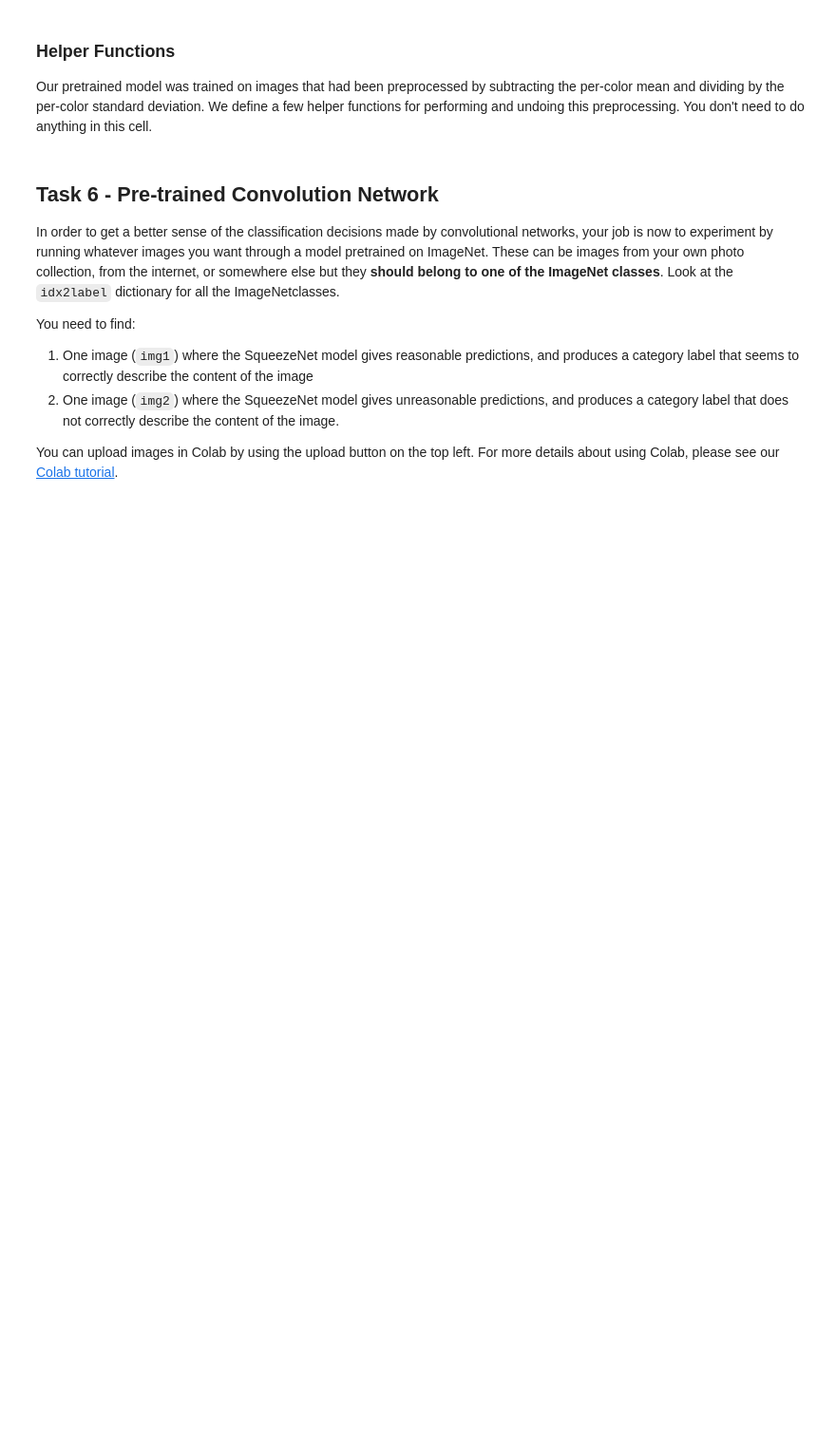
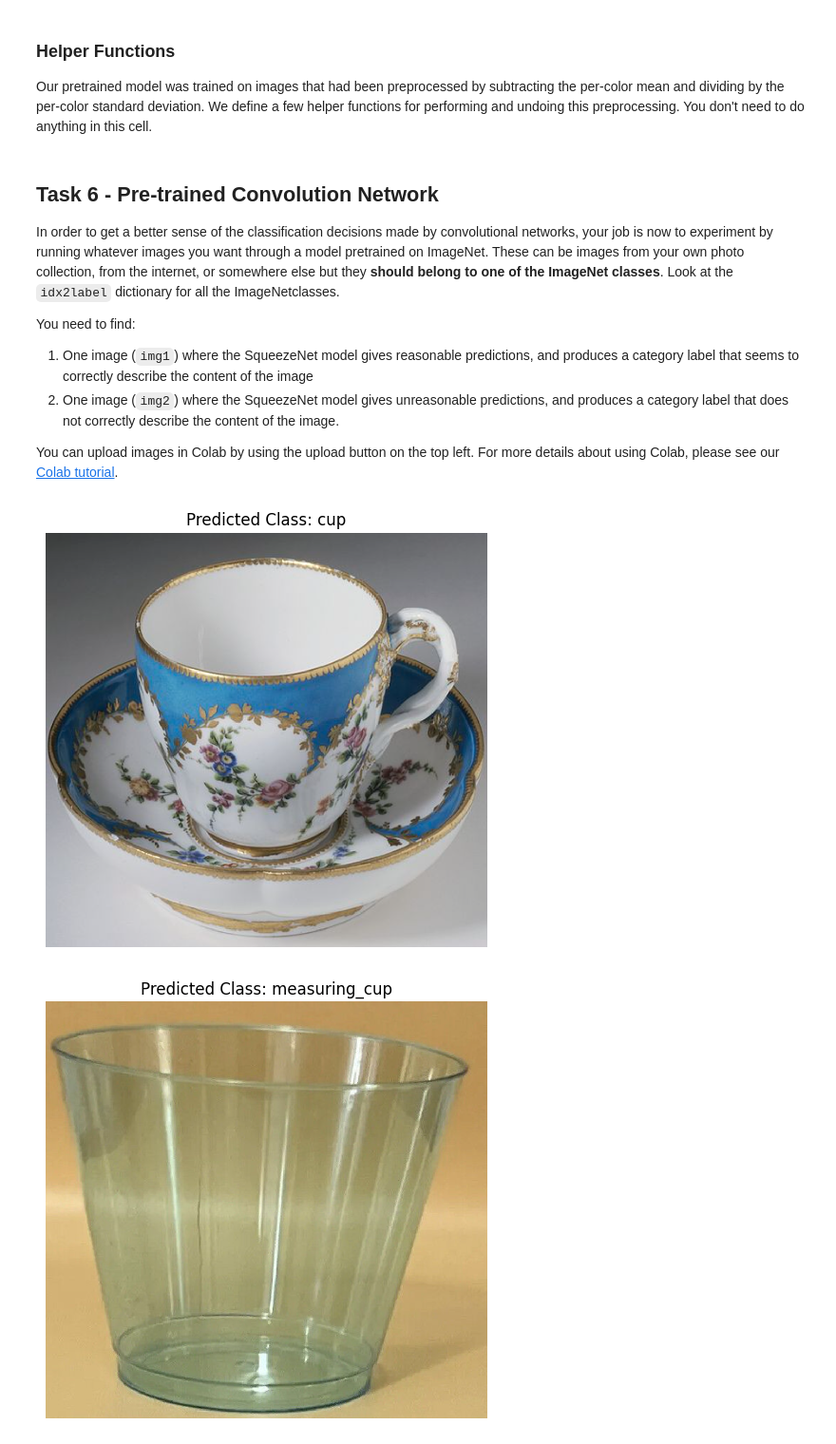
Before and after one commit to WensongVincent/eecs442, a Jupyter notebook: hw4/part2.ipynb, the cells around one changed output. Shown: that part at 95% size. Drawn from its saved outputs; the diff is of its cells as text; code cells hidden in the pictures; blank space fills up the shorter version.

```diff
--- a/hw4/part2.ipynb
+++ b/hw4/part2.ipynb
@@ -116,22 +165,25 @@ You can upload images in Colab by using the upload button on the top left. For m
 # %%
 ###############################################################################
 # TODO: Upload your image and run the forward pass to get the ImageNet class. #
 # This code will crash when you run it, since the maxresdefault.jpg image is  #
 # not found. You should upload your own images to the Colab notebook and edit #
 # these lines to load your own image.                                         #
 ###############################################################################
-img1 = None
-img2 = None
-names = ['image1 name', 'image2 name']
+img1 = Image.open('cup1.png').convert('RGB')
+img2 = Image.open('cup2.png').convert('RGB')
+names = ['cup1', 'cup2']
 ##############################################################################
 #               END OF YOUR CODE                                             #
 ##############################################################################
 for i, img in enumerate([img1, img2]):
     X = preprocess(img).to(device)
     pred_class = torch.argmax(model(X)).item()
     plt.figure(figsize=(6,8))
     plt.imshow(img)
     plt.title('Predicted Class: %s' % idx2label[pred_class])
     plt.axis('off')
     plt.savefig(f'{names[i]}_pred.jpg')
     plt.show()
+# %% [output]
+[figure, added]
+[figure, added]
```
Also changed, not shown: parts of 4 cells of this notebook, 37 other files.
